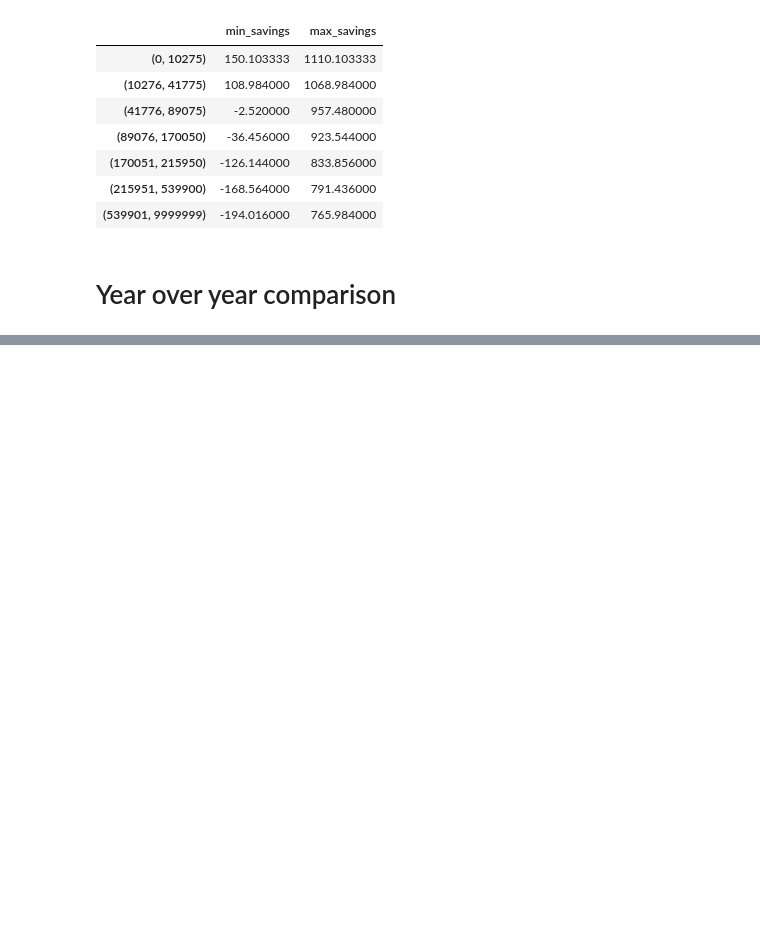
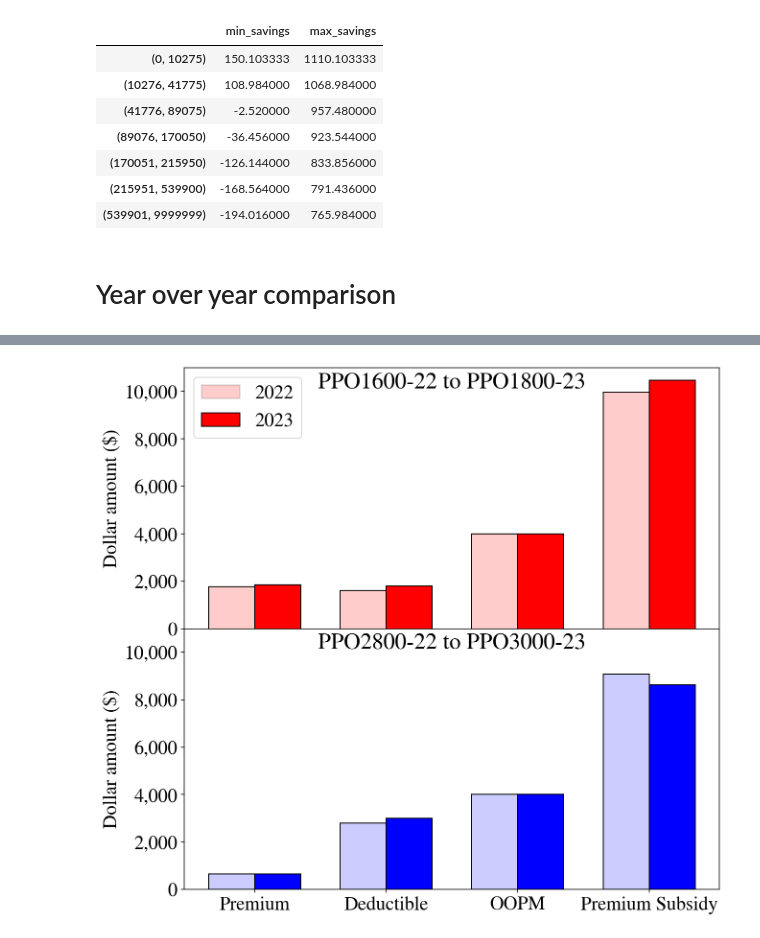
Before and after one commit to sbooeshaghi/health-insurance, a Jupyter notebook: healthcare_costs.ipynb, the cells around one changed output, grey strips where cells are left out. Saved outputs shown, nothing was run; the diff lists cells and outputs as text; code cells hidden in the pictures; blank space fills up the shorter version.

Commit message:
plan changes over time

```diff
--- a/healthcare_costs.ipynb
+++ b/healthcare_costs.ipynb
@@ -777,0 +737,96 @@ fig.show()
+# %%
+fig, axs = plt.subplots(figsize=(10,10), nrows=2)
+fig.subplots_adjust(hspace=0, wspace=0)
+
+######################################################################################################################################################
+ax = axs[0]
+plan22 = "PPO1600-22"
+premium22, deductible22, oopm22, sub22 = (
+    plans[plan22]["premium"],
+    plans[plan22]["deductible"],
+    plans[plan22]["oopm"],
+    plans[plan22]["premium_subsidy"]
+)
+
+y22 = [
+    premium22, deductible22, oopm22, sub22
+]
+
+plan23 = "PPO1800-23"
+premium23, deductible23, oopm23, sub23 = (
+    plans[plan23]["premium"],
+    plans[plan23]["deductible"],
+    plans[plan23]["oopm"],
+    plans[plan23]["premium_subsidy"]
+)
+y23 = [
+    premium23, deductible23, oopm23, sub23
+]
+
+labels = ["Premium", "Deductible", "OOPM", "Premium Subsidy"]
+x = np.arange(len(labels))
+width = 0.35
+ax.bar(x-width/2, y22, width=width, label=2022, edgecolor="k", color="red", alpha=0.2)
+ax.bar(x-width/2, y22, width=width, edgecolor="k",  facecolor="none")
+ax.bar(x+width/2, y23, width=width, label=2023, edgecolor="k", color="red")
+
+ax.set(**{
+    "xticks": x,
+    "xticklabels": labels,
+    "title": f"{plan22} to {plan23}",
+    "ylim": (0, 11_000),
+    "ylabel": "Dollar amount ($)"
+    }
+)
+ax.set_title(f"{plan22} to {plan23}", position=(0.5, 0.9))
+ax.yaxis.set_major_formatter(mpl.ticker.StrMethodFormatter('{x:,.0f}'))
+ax.legend()
+
+##################################################################################
+ax = axs[1]
+
+plan22 = "PPO2800-22"
+premium22, deductible22, oopm22, sub22 = (
+    plans[plan22]["premium"],
+    plans[plan22]["deductible"],
+    plans[plan22]["oopm"],
+    plans[plan22]["premium_subsidy"]
+)
+
+y22 = [
+    premium22, deductible22, oopm22, sub22
+]
+
+plan23 = "PPO3000-23"
+premium23, deductible23, oopm23, sub23 = (
+    plans[plan23]["premium"],
+    plans[plan23]["deductible"],
+    plans[plan23]["oopm"],
+    plans[plan23]["premium_subsidy"]
+)
+y23 = [
+    premium23, deductible23, oopm23, sub23
+]
+
+labels = ["Premium", "Deductible", "OOPM", "Premium Subsidy"]
+x = np.arange(len(labels))
+width = 0.35
+ax.bar(x-width/2, y22, width=width, edgecolor="k",  color="blue", alpha=0.2)
+ax.bar(x-width/2, y22, width=width, edgecolor="k",  facecolor="none")
+ax.bar(x+width/2, y23, width=width, edgecolor="k",  color="blue")
+
+ax.set(**{
+    "xticks": x,
+    "xticklabels": labels,
+    "ylim": (0, 11_000),
+    "ylabel": "Dollar amount ($)"
+    }
+)
+ax.set_title(f"{plan22} to {plan23}", position=(0.5, 0.9))
+
+ax.yaxis.set_major_formatter(mpl.ticker.StrMethodFormatter('{x:,.0f}'))
+
+
+fig.show()
+# %% [output]
+[figure, added]
```
Also changed, not shown: parts of 3 cells of this notebook.
